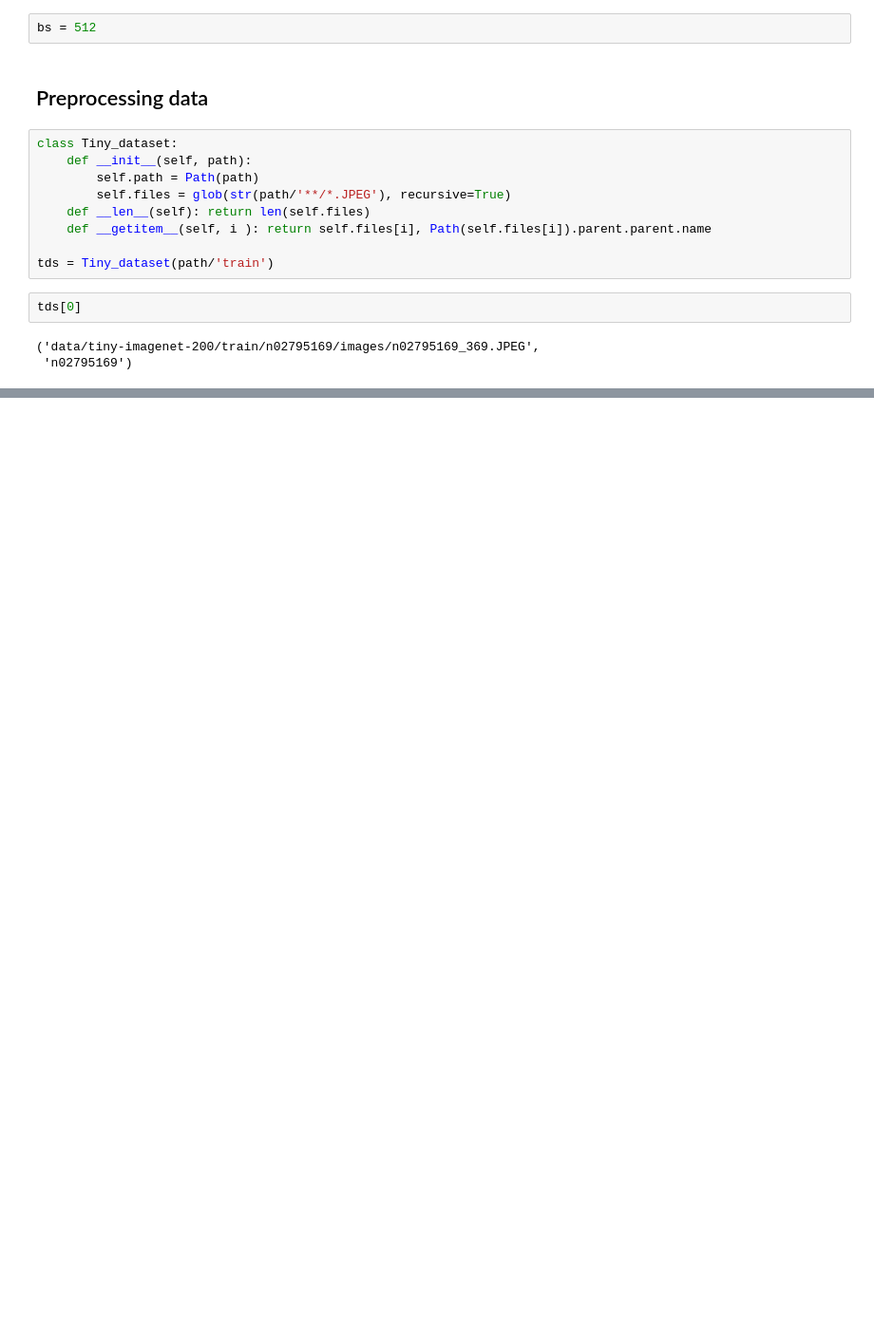
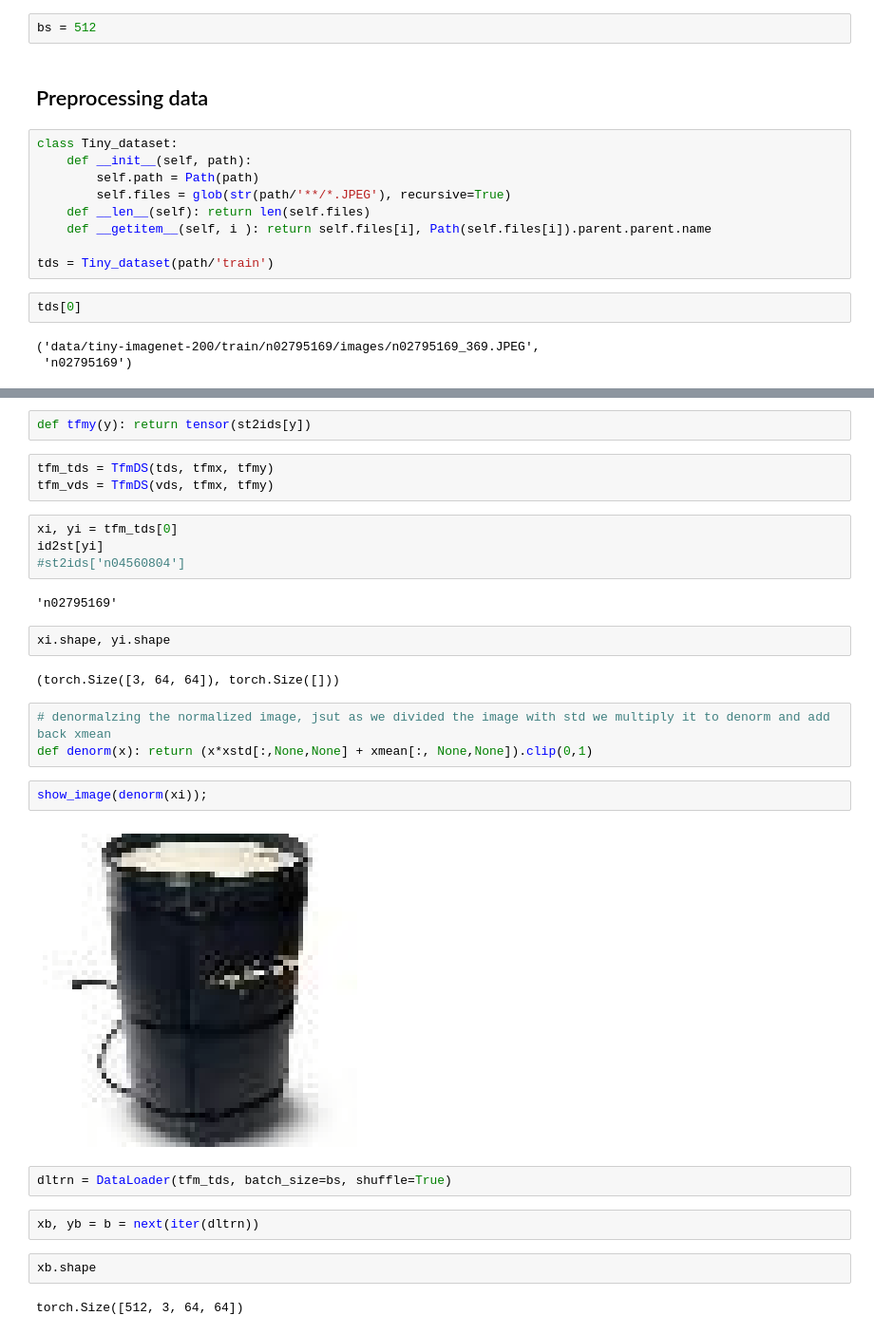
Before and after one commit to mtm-007/Deep-Learing-from-the-foundation-and-GEN_AI, a Jupyter notebook: unet_tiny_dataset.ipynb, the cells around one changed output, grey strips where cells are left out. Shown at 95% size. Cells and saved outputs as stored; diff of their text form; blank space fills up the shorter version.

```diff
--- a/unet_tiny_dataset.ipynb
+++ b/unet_tiny_dataset.ipynb
@@ -59,0 +105,30 @@ print(path_anno.read_text())
+# %%
+def tfmy(y): return tensor(st2ids[y])
+# %%
+tfm_tds = TfmDS(tds, tfmx, tfmy)
+tfm_vds = TfmDS(vds, tfmx, tfmy)
+# %%
+xi, yi = tfm_tds[0]
+id2st[yi]
+#st2ids['n04560804']
+# %% [output]
+'n02795169'
+# %%
+xi.shape, yi.shape
+# %% [output]
+(torch.Size([3, 64, 64]), torch.Size([]))
+# %%
+# denormalzing the normalized image, jsut as we divided the image with std we multiply it to denorm and add back xmean
+def denorm(x): return (x*xstd[:,None,None] + xmean[:, None,None]).clip(0,1)
+# %%
+show_image(denorm(xi));
+# %% [output]
+[figure, added]
+# %%
+dltrn = DataLoader(tfm_tds, batch_size=bs, shuffle=True)
+# %%
+xb, yb = b = next(iter(dltrn))
+# %%
+xb.shape
+# %% [output]
+torch.Size([512, 3, 64, 64])
```
Also changed, not shown: parts of 23 cells of this notebook, 1 other file.
